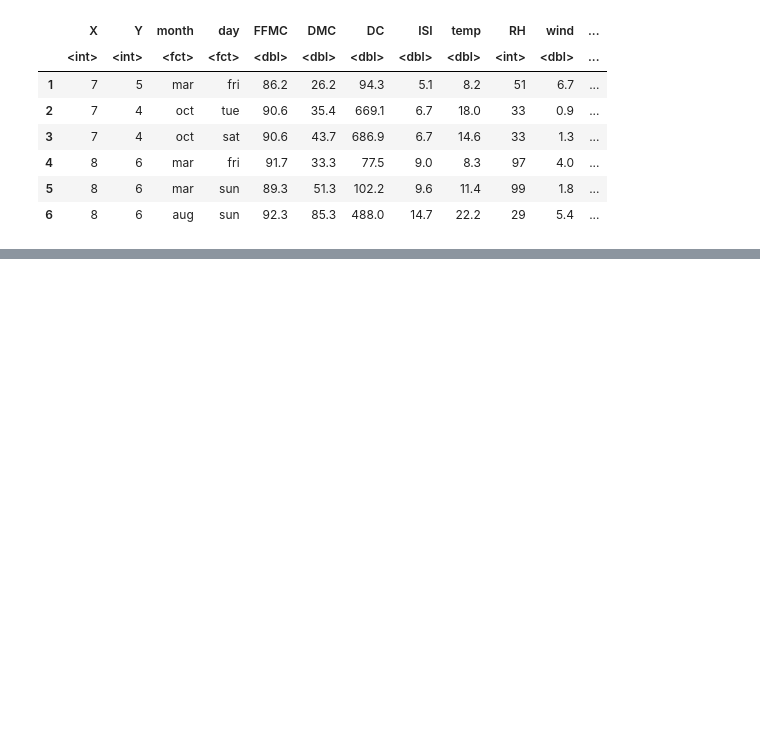
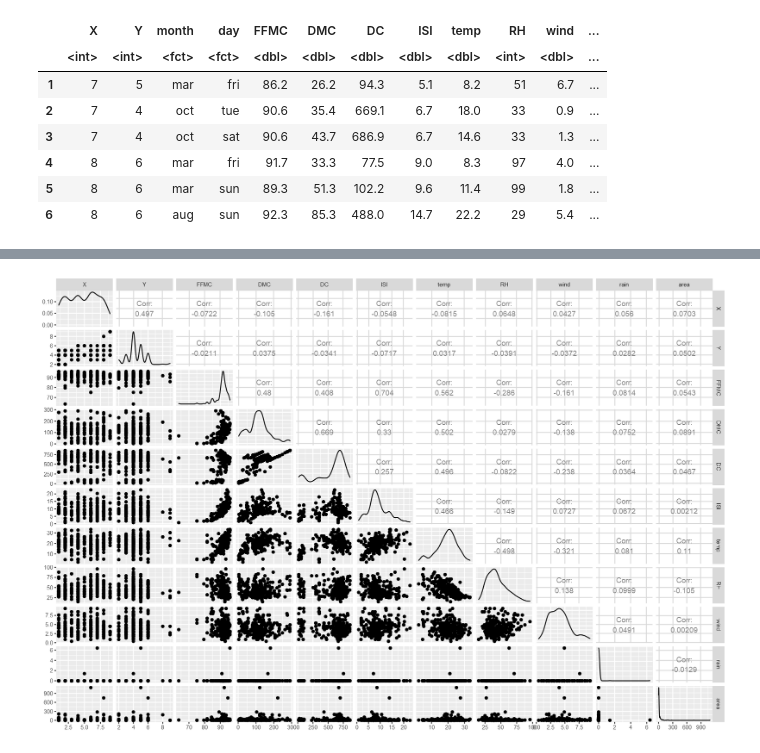
Before and after one commit to Agewerc/Bushfire-Analysis, a Jupyter notebook: Bushfire_Analysis_Area_Prediction.ipynb, the cells around one changed output, grey strips where cells are left out. Saved outputs shown, nothing was run; the diff lists cells and outputs as text; code cells hidden in the pictures; blank space fills up the shorter version.

```diff
--- a/Bushfire_Analysis_Area_Prediction.ipynb
+++ b/Bushfire_Analysis_Area_Prediction.ipynb
@@ -41,0 +108,5 @@ summary(df_fires)
+# %%
+options(repr.plot.width=15, repr.plot.height=10)
+ggpairs(df_rfires[,c(1,2,seq(5,13))])
+# %% [output]
+[figure, added]
```
Also changed, not shown: parts of 23 cells of this notebook.
